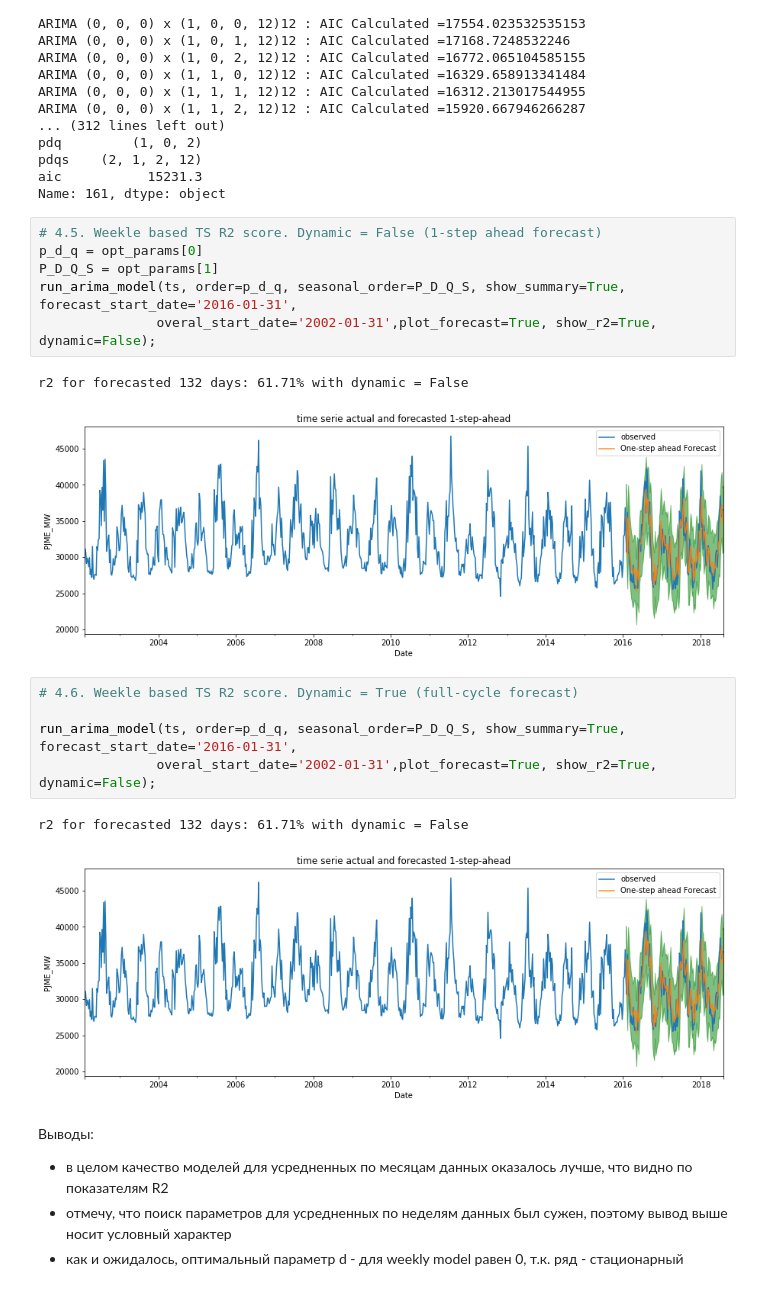
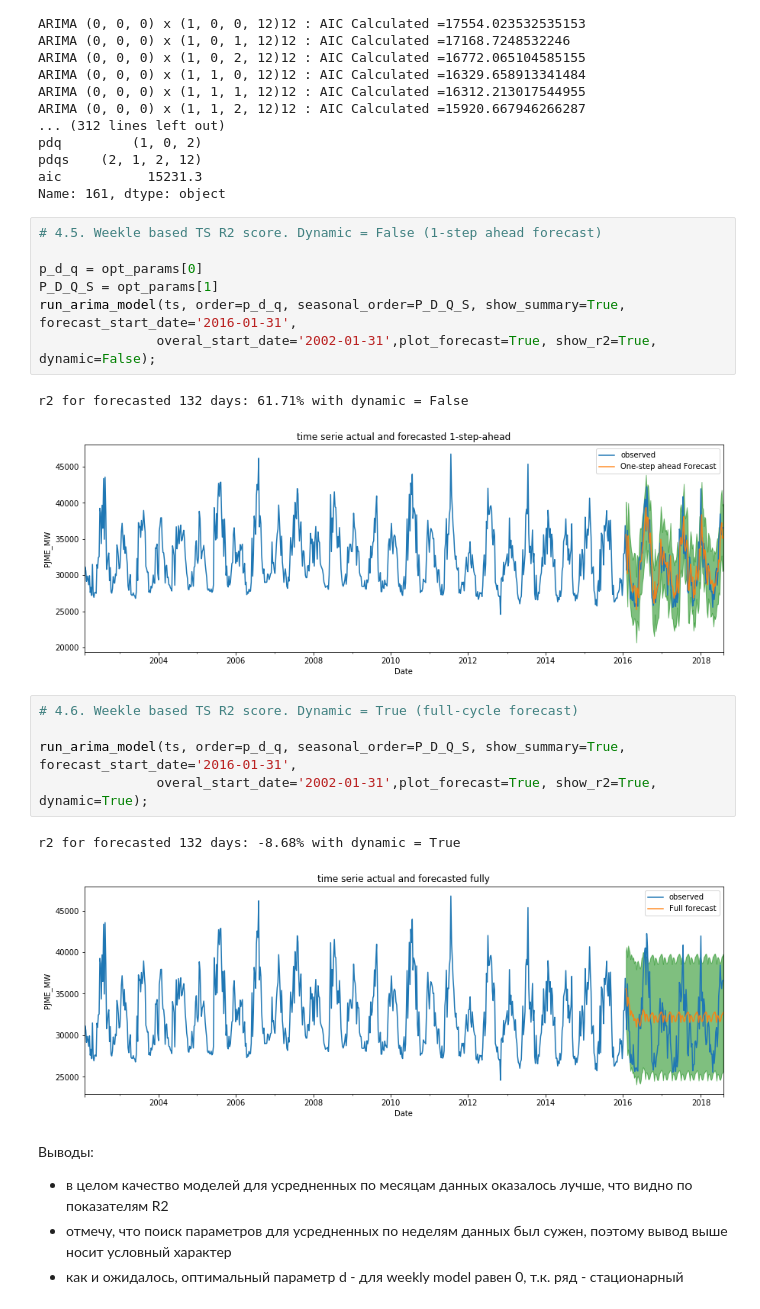
Before and after one commit to NuranKZ/GB-MLB, a Jupyter notebook: hw_3.ipynb, the cells around one changed output. Saved outputs shown, nothing was run; the diff lists cells and outputs as text.

```diff
--- a/hw_3.ipynb
+++ b/hw_3.ipynb
@@ -311,6 +311,7 @@ aic           15231.3
 Name: 161, dtype: object
 # %%
 # 4.5. Weekle based TS R2 score. Dynamic = False (1-step ahead forecast)
+
 p_d_q = opt_params[0]
 P_D_Q_S = opt_params[1]
 run_arima_model(ts, order=p_d_q, seasonal_order=P_D_Q_S, show_summary=True, forecast_start_date='2016-01-31',
@@ -321,11 +322,11 @@ r2 for forecasted 132 days: 61.71% with dynamic = False
 # %%
 # 4.6. Weekle based TS R2 score. Dynamic = True (full-cycle forecast)
 
 run_arima_model(ts, order=p_d_q, seasonal_order=P_D_Q_S, show_summary=True, forecast_start_date='2016-01-31',
-               overal_start_date='2002-01-31',plot_forecast=True, show_r2=True, dynamic=False);
+               overal_start_date='2002-01-31',plot_forecast=True, show_r2=True, dynamic=True);
 # %% [output]
-r2 for forecasted 132 days: 61.71% with dynamic = False
+r2 for forecasted 132 days: -8.68% with dynamic = True
-[figure, old version]
+[figure, new version]
 # %% [markdown]
 Выводы:
 - в целом качество моделей для усредненных по месяцам данных оказалось лучше, что видно по показателям R2
```
